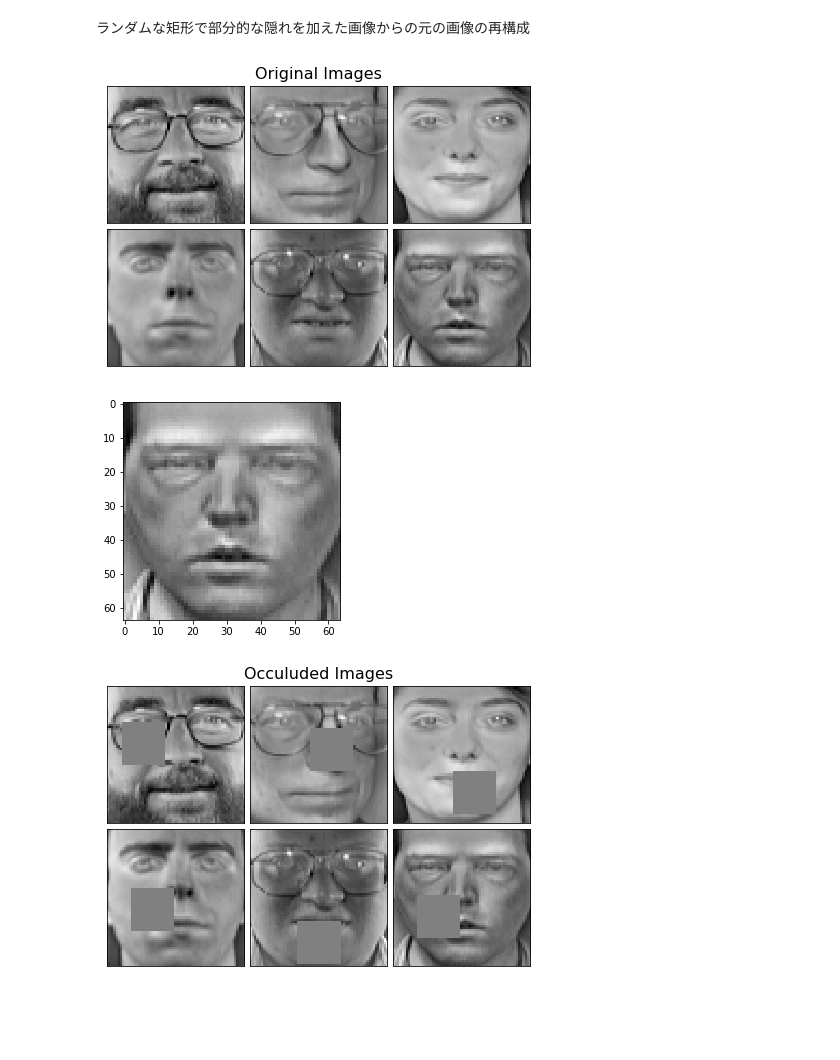
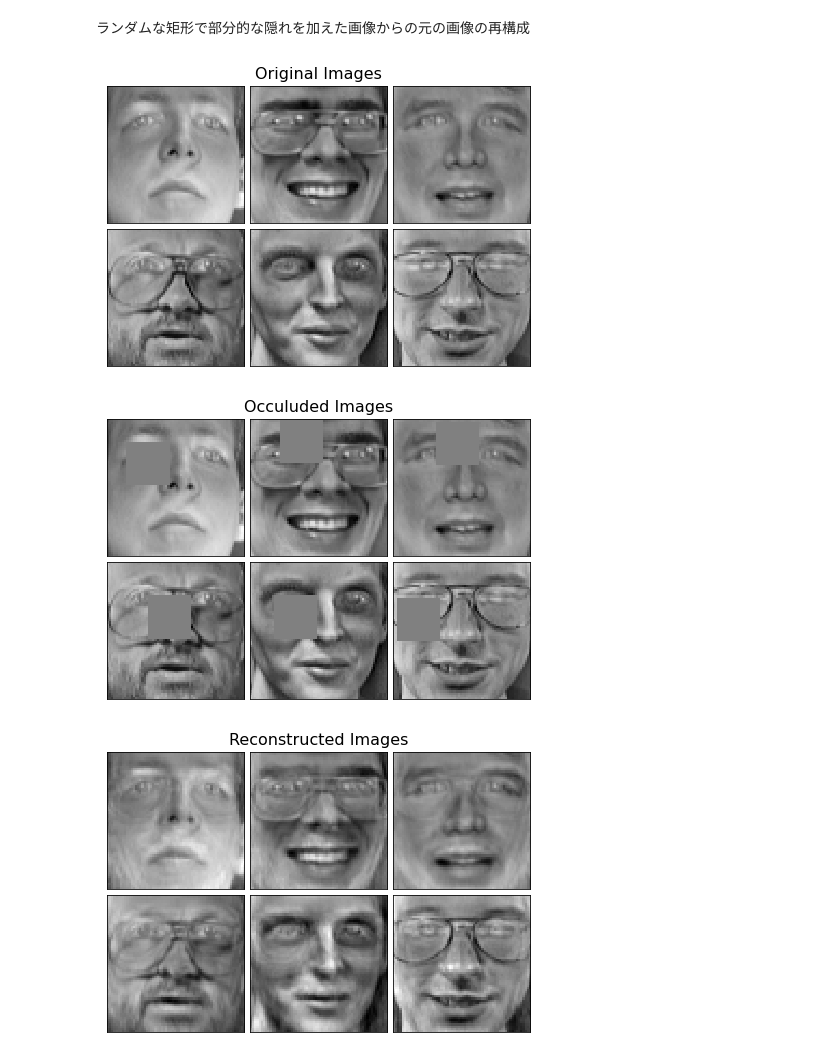
Before and after one commit to namoshi/mathAI, a Jupyter notebook: pca_face_reconstruction.ipynb, the cells around one changed output. Saved outputs shown, nothing was run; the diff lists cells and outputs as text; code cells hidden in the pictures; blank space fills up the shorter version.

```diff
--- a/pca_face_reconstruction.ipynb
+++ b/pca_face_reconstruction.ipynb
@@ -106,34 +107,34 @@ plot_gallery('Original Images', org_images)
 plt.savefig("original_faces.png")
 plt.show()
 
 occuluded_images = np.copy(org_images)
 
 for i in range(n_disp):
     m_rnd_x = int(np.random.rand()*(64-m_w))
     m_rnd_y = int(np.random.rand()*(64-m_h))
 #    print(m_rnd_x, m_rnd_y)
     image = occuluded_images[i].reshape(image_shape)
 #    print(image.shape)
-    plt.imshow(image.reshape(image_shape), cmap = "gray")
+#    plt.imshow(image.reshape(image_shape), cmap = "gray")
     for x in range(m_w):
         for y in range(m_h):
             image[m_rnd_x+x, m_rnd_y+y] = 0.0
     occuluded_images[i] = image.reshape(n_pixels)
 
 
 plot_gallery('Occuluded Images', occuluded_images)
 plt.savefig("occuluded_faces.png")
 plt.show()
 
 # Reconstruction by PCA
 y = pca.transform(occuluded_images)
 estimg = pca.inverse_transform(y)
 
 plot_gallery('Reconstructed Images', estimg)
 
 plt.savefig("reconstructed_faces.png")
 plt.show()
 # %% [output]
-[figure, old version]
+[figure, new version]
-[figure, old version]
+[figure, new version]
-[figure, old version]
+[figure, new version]
```
Also changed, not shown: parts of 3 cells of this notebook, 4 other files.
